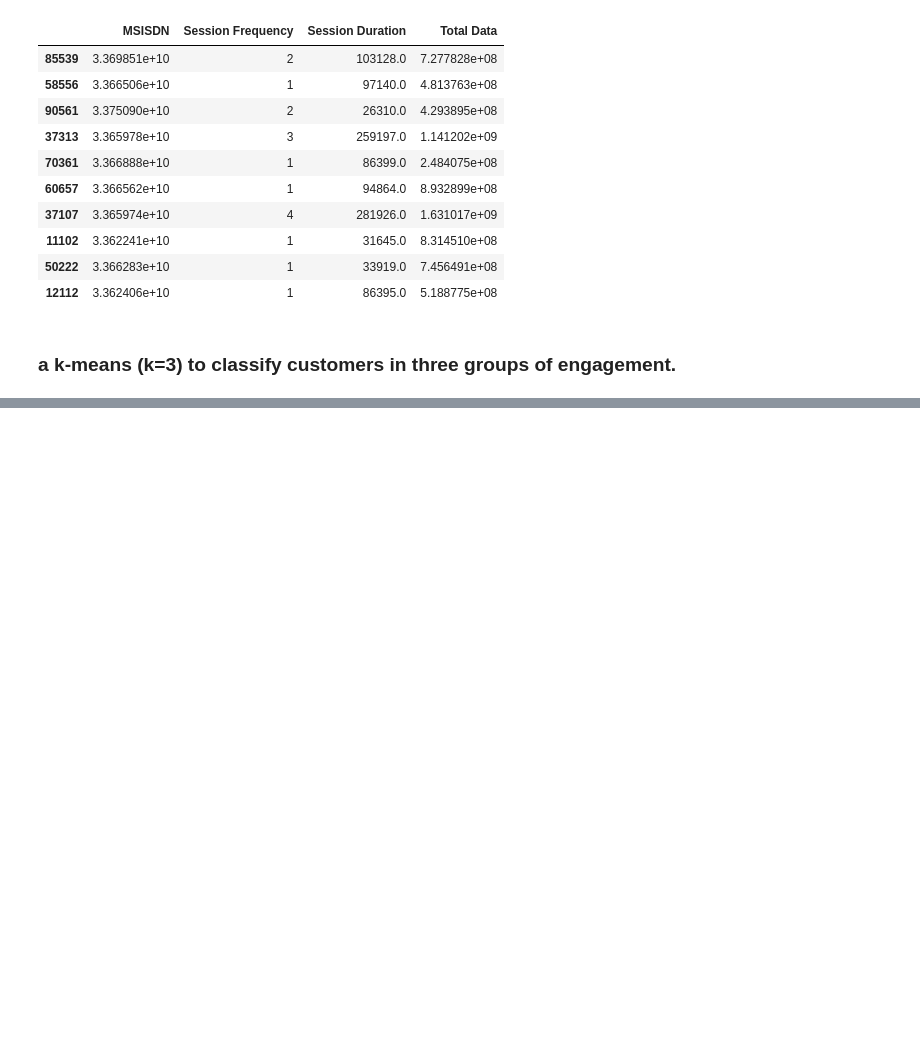
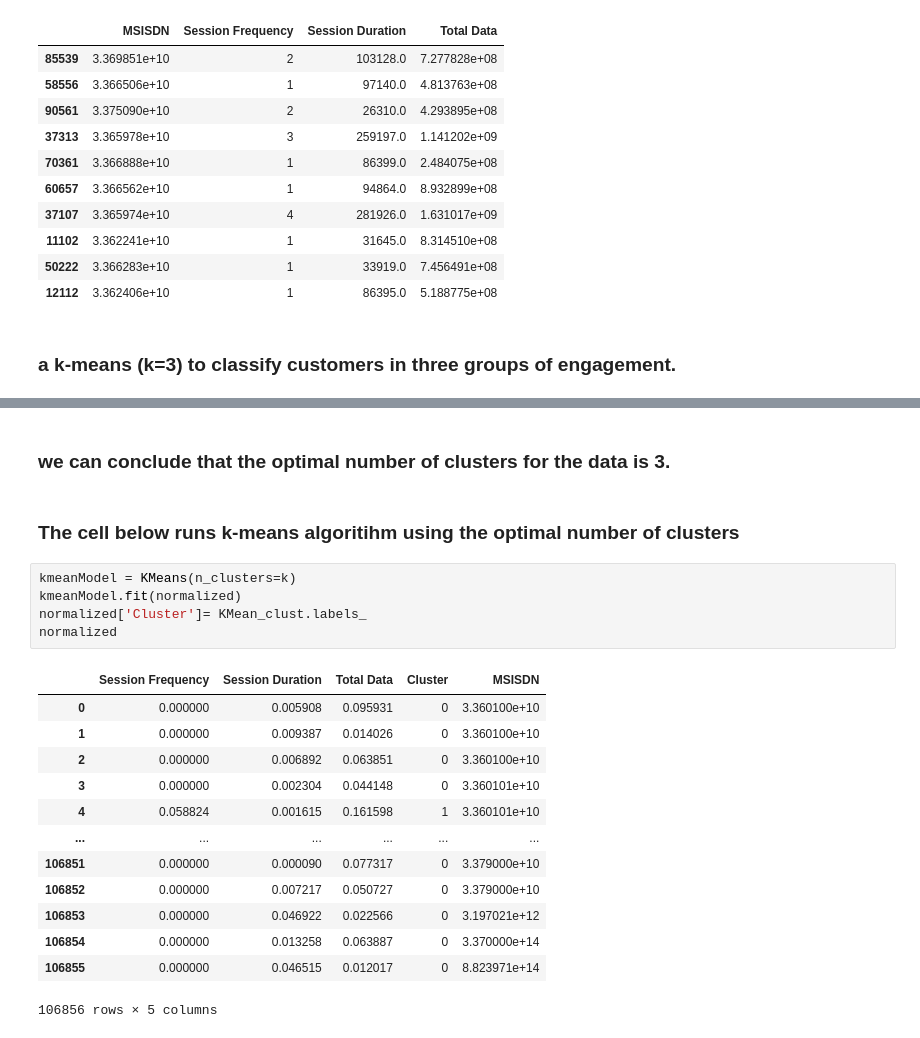
Before and after one commit to abreham-g/Telecom-Data-Analysis, a Jupyter notebook: notebook/User_Engagement.ipynb, the cells around one changed output, grey strips where cells are left out. Cells and saved outputs as stored; diff of their text form; blank space fills up the shorter version.

```diff
--- a/notebook/User_Engagement.ipynb
+++ b/notebook/User_Engagement.ipynb
@@ -117,0 +303,23 @@ userEngagementDF.sample(10)
+# %% [markdown]
+  ### we can conclude that the optimal number of clusters for the data is 3.
+# %% [markdown]
+  ### The cell below runs k-means algoritihm using the optimal number of clusters
+# %%
+kmeanModel = KMeans(n_clusters=k)
+kmeanModel.fit(normalized)
+normalized['Cluster']= KMean_clust.labels_
+normalized
+# %% [output]
+|  | Session Frequency | Session Duration | Total Data | Cluster | MSISDN |
+| 0 | 0.000000 | 0.005908 | 0.095931 | 0 | 3.360100e+10 |
+| 1 | 0.000000 | 0.009387 | 0.014026 | 0 | 3.360100e+10 |
+| 2 | 0.000000 | 0.006892 | 0.063851 | 0 | 3.360100e+10 |
+| 3 | 0.000000 | 0.002304 | 0.044148 | 0 | 3.360101e+10 |
+| 4 | 0.058824 | 0.001615 | 0.161598 | 1 | 3.360101e+10 |
+| ... | ... | ... | ... | ... | ... |
+| 106851 | 0.000000 | 0.000090 | 0.077317 | 0 | 3.379000e+10 |
+| 106852 | 0.000000 | 0.007217 | 0.050727 | 0 | 3.379000e+10 |
+| 106853 | 0.000000 | 0.046922 | 0.022566 | 0 | 3.197021e+12 |
+| 106854 | 0.000000 | 0.013258 | 0.063887 | 0 | 3.370000e+14 |
+| 106855 | 0.000000 | 0.046515 | 0.012017 | 0 | 8.823971e+14 |
+106856 rows × 5 columns
```
Also changed, not shown: parts of 22 cells of this notebook.
